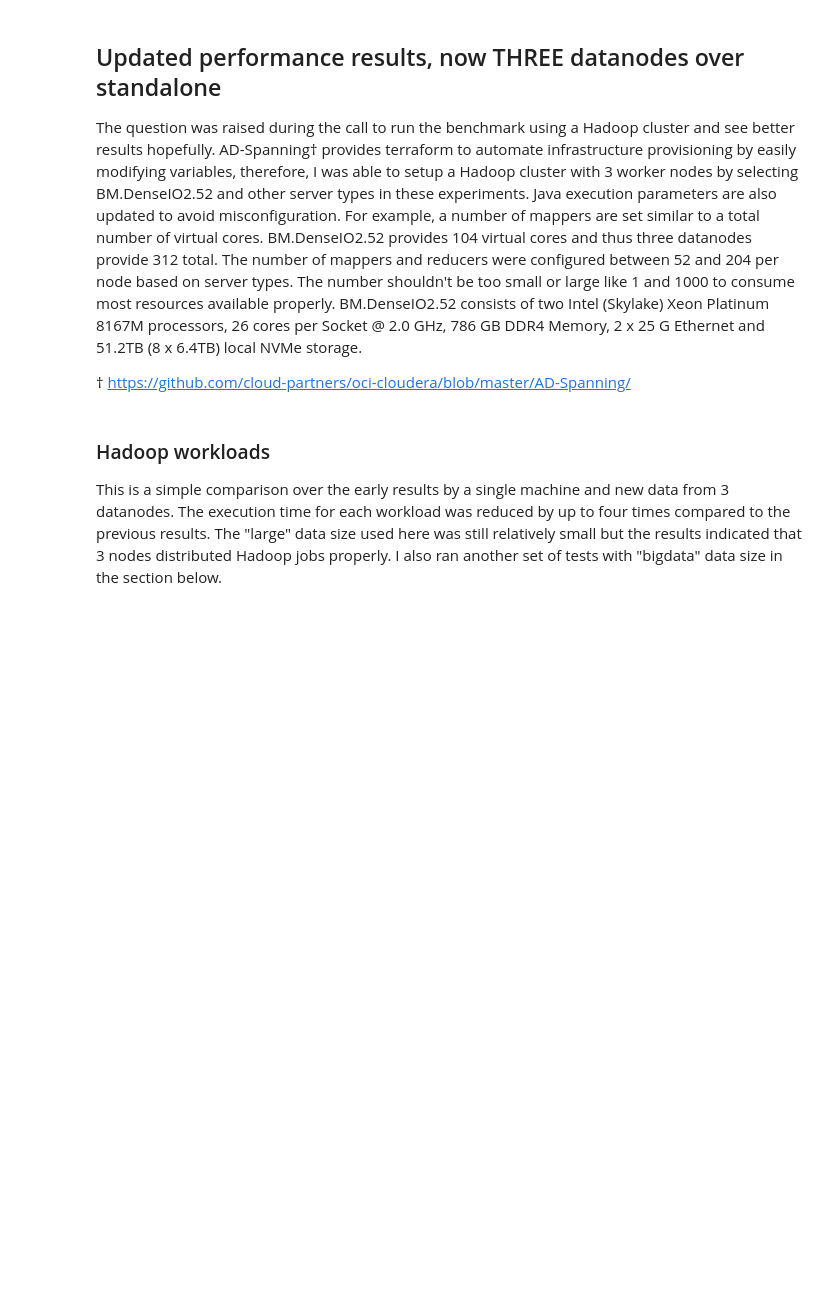
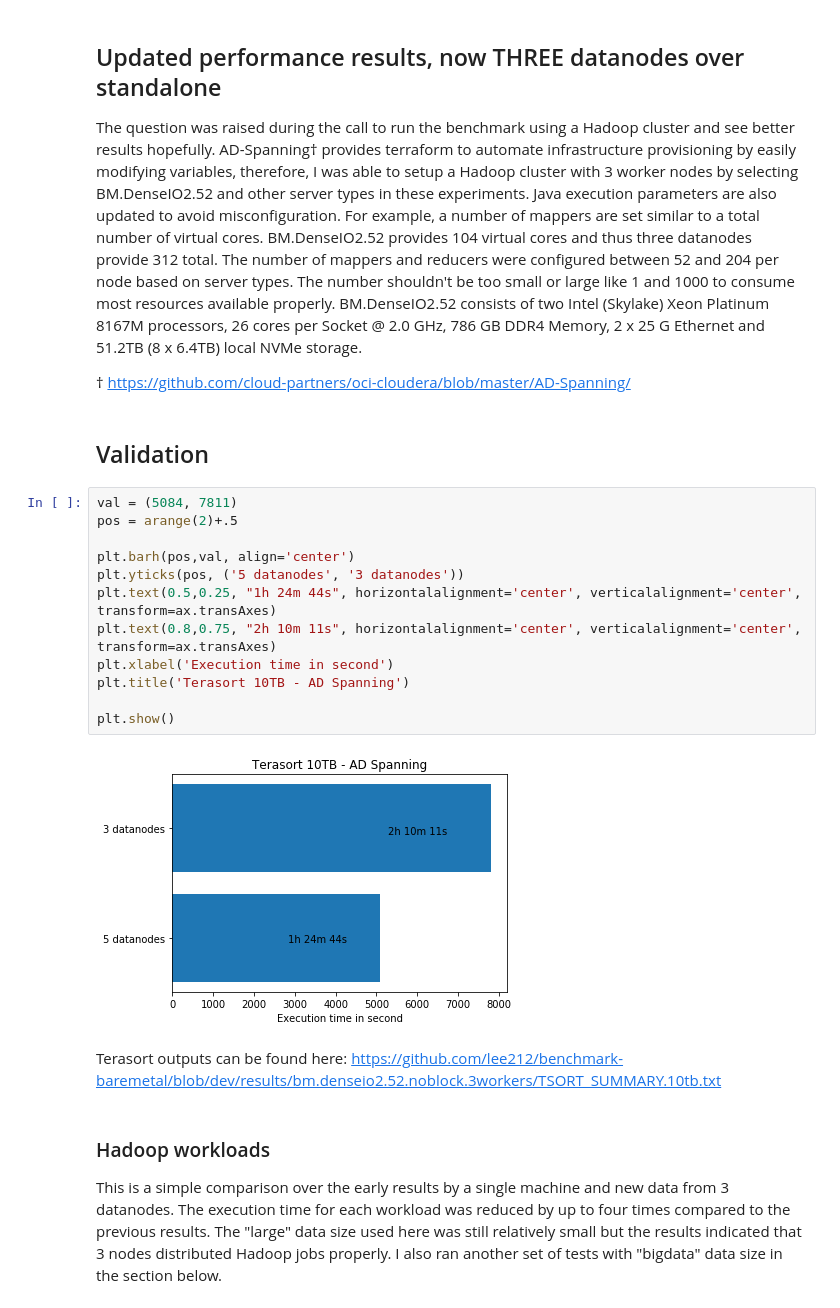
Before and after one commit to lee212/benchmark-baremetal, a Jupyter notebook: oci baremetal benchmark v1.ipynb, the cells around one changed output. Saved outputs shown, nothing was run; the diff lists cells and outputs as text; blank space fills up the shorter version.

Commit message:
terasort 10tb validation

```diff
--- a/oci baremetal benchmark v1.ipynb
+++ b/oci baremetal benchmark v1.ipynb
@@ -22,6 +22,24 @@ The question was raised during the call to run the benchmark using a Hadoop clus
 AD-Spanning† provides terraform to automate infrastructure provisioning by easily modifying variables, therefore, I was able to setup a Hadoop cluster with 3 worker nodes by selecting BM.DenseIO2.52 and other server types in these experiments. Java execution parameters are also updated to avoid misconfiguration. For example, a number of mappers are set similar to a total number of virtual cores. BM.DenseIO2.52 provides 104 virtual cores and thus three datanodes provide 312 total. The number of mappers and reducers were configured between 52 and 204 per node based on server types. The number shouldn't be too small or large like 1 and 1000 to consume most resources available properly. BM.DenseIO2.52 consists of two Intel (Skylake) Xeon Platinum 8167M processors, 26 cores per Socket @ 2.0 GHz, 786 GB DDR4 Memory, 2 x 25 G Ethernet and 51.2TB (8 x 6.4TB) local NVMe storage.
 
 † https://github.com/cloud-partners/oci-cloudera/blob/master/AD-Spanning/
+# %% [markdown]
+## Validation
+# %%
+val = (5084, 7811)
+pos = arange(2)+.5
+
+plt.barh(pos,val, align='center')
+plt.yticks(pos, ('5 datanodes', '3 datanodes'))
+plt.text(0.5,0.25, "1h 24m 44s", horizontalalignment='center', verticalalignment='center', transform=ax.transAxes)
+plt.text(0.8,0.75, "2h 10m 11s", horizontalalignment='center', verticalalignment='center', transform=ax.transAxes)
+plt.xlabel('Execution time in second')
+plt.title('Terasort 10TB - AD Spanning')
+
+plt.show()
+# %% [output]
+[figure, added]
+# %% [markdown]
+Terasort outputs can be found here: https://github.com/lee212/benchmark-baremetal/blob/dev/results/bm.denseio2.52.noblock.3workers/TSORT_SUMMARY.10tb.txt
 # %% [markdown]
 ### Hadoop workloads
 
```
